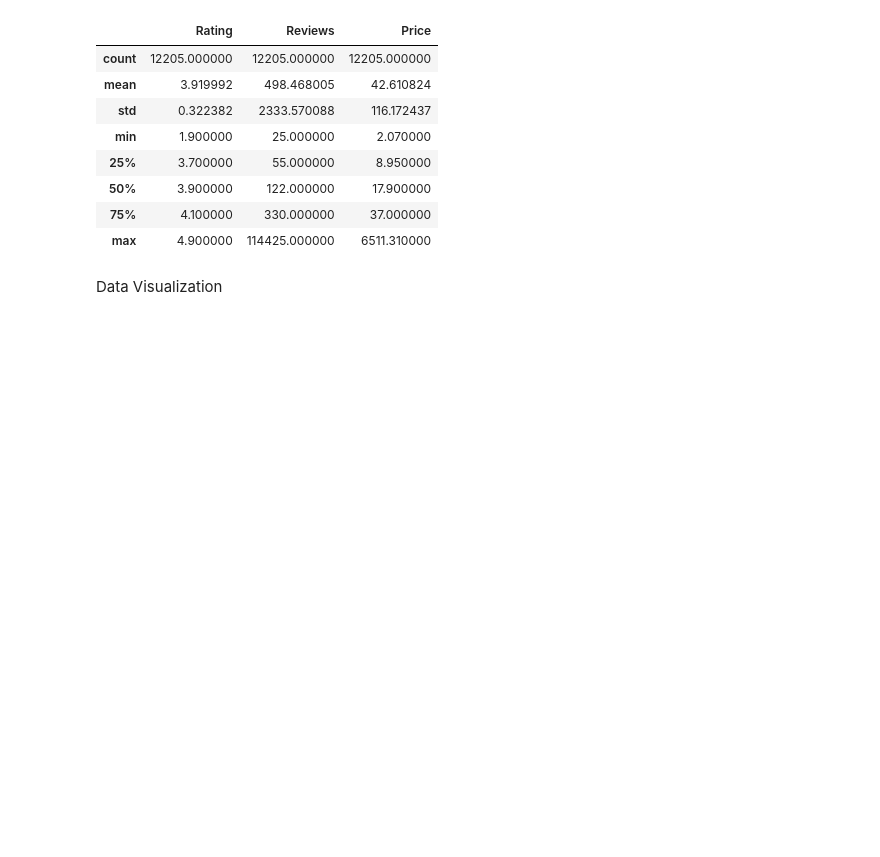
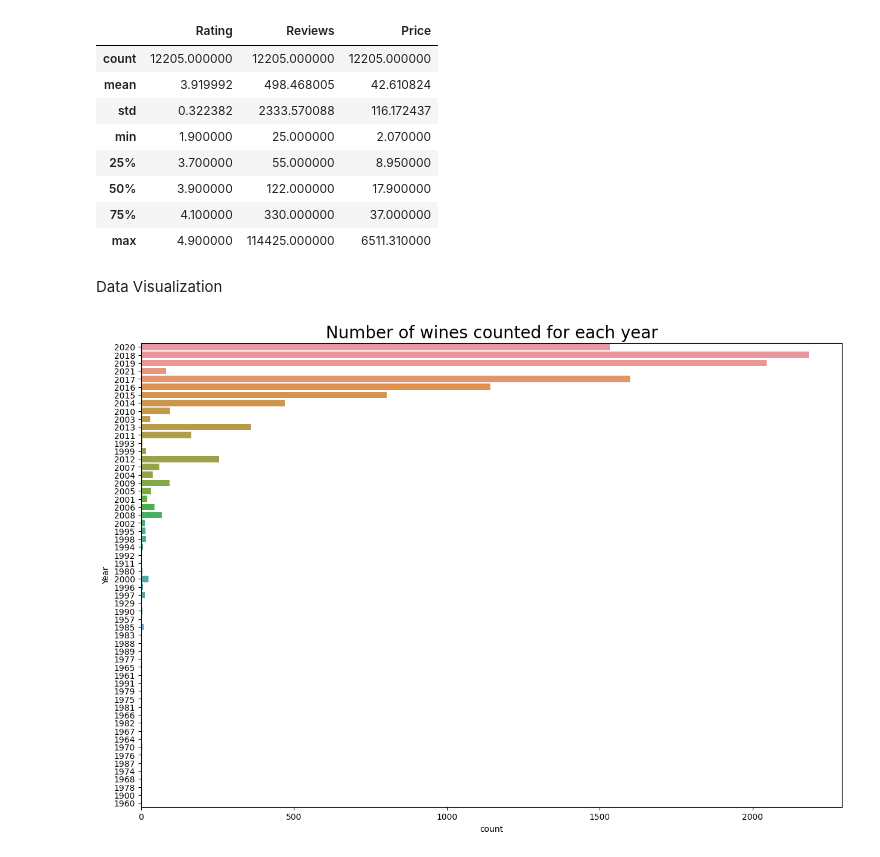
Before and after one commit to otabekds/My-Vivino-project, a Jupyter notebook: vivino.ipynb, the cells around one changed output. Saved outputs shown, nothing was run; the diff lists cells and outputs as text; code cells hidden in the pictures; blank space fills up the shorter version.

```diff
--- a/vivino.ipynb
+++ b/vivino.ipynb
@@ -93,11 +93,13 @@ Data Visualization
 # %%
 # Plot bar with dataset regions
 def count_regions(dataset):
     plt.figure(figsize=(15, 10))
-    plt.title('Number of wines counted for each region', fontsize = 20)
-    sns.countplot(data=dataset, x="Year", hue="Wine")
+    plt.title('Number of wines counted for each year', fontsize = 20)
+    sns.countplot(data=dataset, y="Year")
 
 count_regions(df)
+# %% [output]
+[figure, added]
 # %%
 # Plot bar with dataset country
 def wine_each_country(dataset):
```
Also changed, not shown: parts of 3 cells of this notebook.
